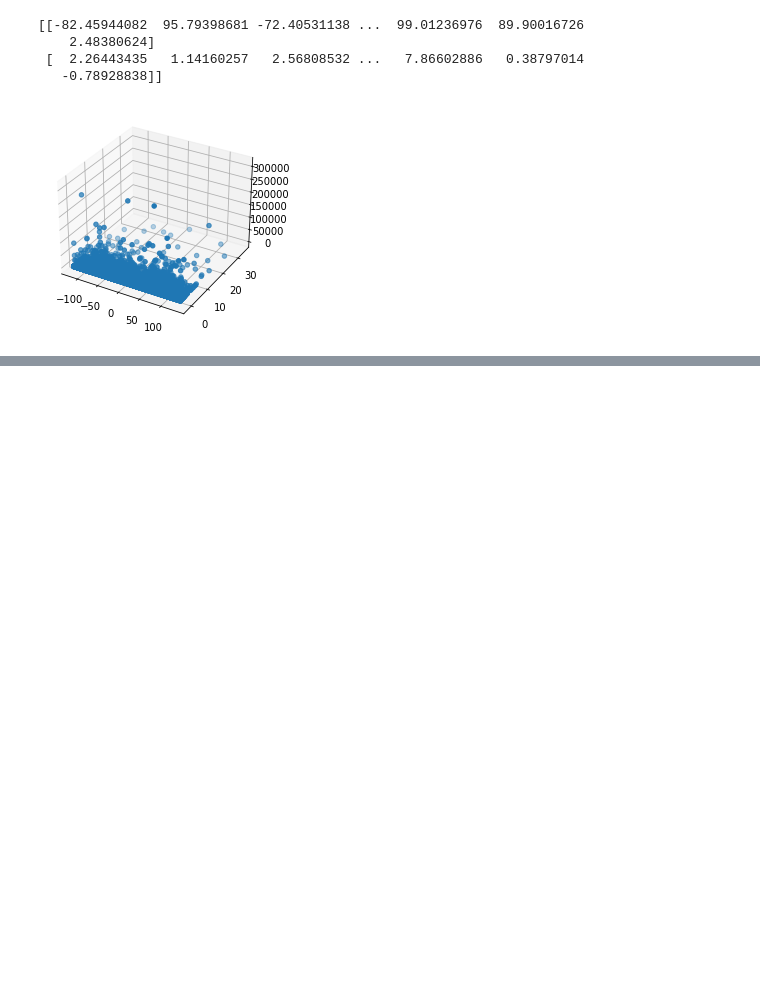
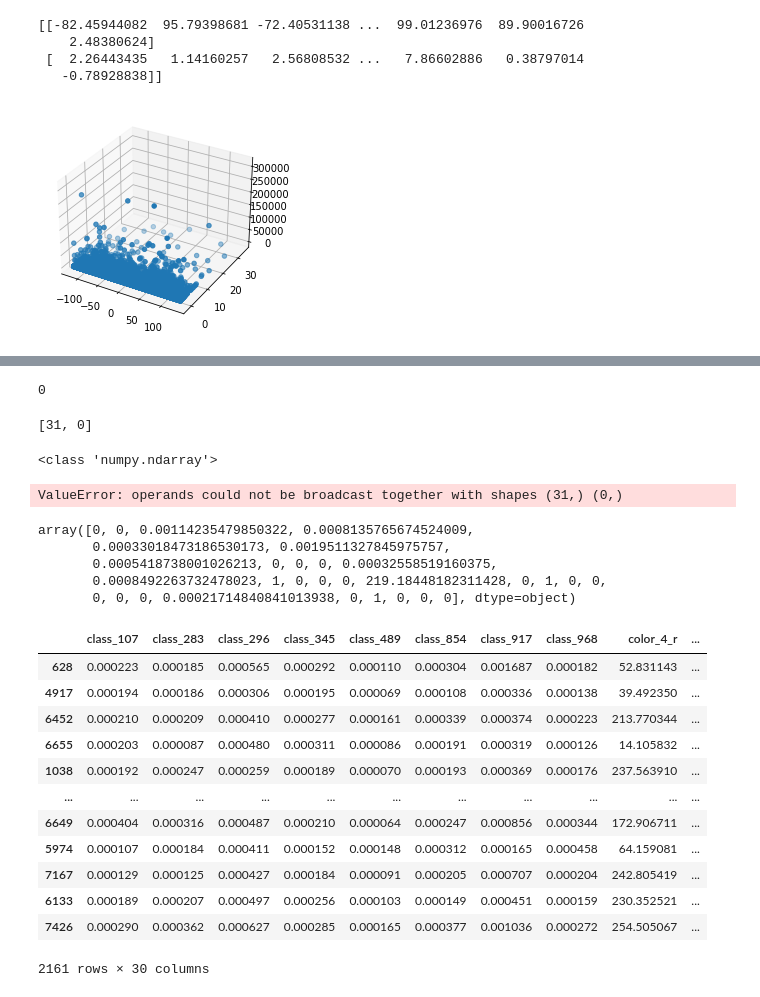
Before and after one commit to Vulwsztyn/PED, a Jupyter notebook: notebooks/image/model_NN.ipynb, the cells around one changed output, grey strips where cells are left out. Cells and saved outputs as stored; diff of their text form; code cells hidden in the pictures; blank space fills up the shorter version.

```diff
--- a/notebooks/image/model_NN.ipynb
+++ b/notebooks/image/model_NN.ipynb
@@ -56,0 +96,51 @@ plt.show()
+# %%
+test.columns.get_loc('id')
+# %% [output]
+0
+# %%
+def indices_to_be_removed(test):
+    indices=[]
+    for i in ['id', 'score', 'num_comms']:
+        if i in test.columns:
+            indices.append(test.columns.get_loc(i))
+    return indices
+indices_to_be_removed(test)
+# %% [output]
+[31, 0]
+# %%
+def all_but_indices(array, indices):
+    res = array.copy()
+    for i in indices:
+        print(type(res[:i]))
+        res = res[:i] + res[i+1:]
+
+    return res
+all_but_indices(test.to_numpy()[i],indices_to_be_removed(test))
+# %% [output]
+<class 'numpy.ndarray'>
+ValueError: operands could not be broadcast together with shapes (31,) (0,)
+# %%
+np.delete(test.to_numpy()[i], indices_to_be_removed(test))
+# %% [output]
+array([0, 0, 0.00114235479850322, 0.0008135765674524009,
+       0.00033018473186530173, 0.0019511327845975757,
+       0.0005418738001026213, 0, 0, 0, 0.00032558519160375,
+       0.0008492263732478023, 1, 0, 0, 0, 219.18448182311428, 0, 1, 0, 0,
+       0, 0, 0, 0.00021714840841013938, 0, 1, 0, 0, 0], dtype=object)
+# %%
+EXCLUDED_COLUMNS = ['id', 'score', 'num_comms']
+test[test.columns.difference(EXCLUDED_COLUMNS)]
+# %% [output]
+|  | class_107 | class_283 | class_296 | class_345 | class_489 | class_854 | class_917 | class_968 | color_4_r | ... |
+| 628 | 0.000223 | 0.000185 | 0.000565 | 0.000292 | 0.000110 | 0.000304 | 0.001687 | 0.000182 | 52.831143 | ... |
+| 4917 | 0.000194 | 0.000186 | 0.000306 | 0.000195 | 0.000069 | 0.000108 | 0.000336 | 0.000138 | 39.492350 | ... |
+| 6452 | 0.000210 | 0.000209 | 0.000410 | 0.000277 | 0.000161 | 0.000339 | 0.000374 | 0.000223 | 213.770344 | ... |
+| 6655 | 0.000203 | 0.000087 | 0.000480 | 0.000311 | 0.000086 | 0.000191 | 0.000319 | 0.000126 | 14.105832 | ... |
+| 1038 | 0.000192 | 0.000247 | 0.000259 | 0.000189 | 0.000070 | 0.000193 | 0.000369 | 0.000176 | 237.563910 | ... |
+| ... | ... | ... | ... | ... | ... | ... | ... | ... | ... | ... |
+| 6649 | 0.000404 | 0.000316 | 0.000487 | 0.000210 | 0.000064 | 0.000247 | 0.000856 | 0.000344 | 172.906711 | ... |
+| 5974 | 0.000107 | 0.000184 | 0.000411 | 0.000152 | 0.000148 | 0.000312 | 0.000165 | 0.000458 | 64.159081 | ... |
+| 7167 | 0.000129 | 0.000125 | 0.000427 | 0.000184 | 0.000091 | 0.000205 | 0.000707 | 0.000204 | 242.805419 | ... |
+| 6133 | 0.000189 | 0.000207 | 0.000497 | 0.000256 | 0.000103 | 0.000149 | 0.000451 | 0.000159 | 230.352521 | ... |
+| 7426 | 0.000290 | 0.000362 | 0.000627 | 0.000285 | 0.000165 | 0.000377 | 0.001036 | 0.000272 | 254.505067 | ... |
+2161 rows × 30 columns
```
Also changed, not shown: parts of 6 cells of this notebook, 9 other files.
